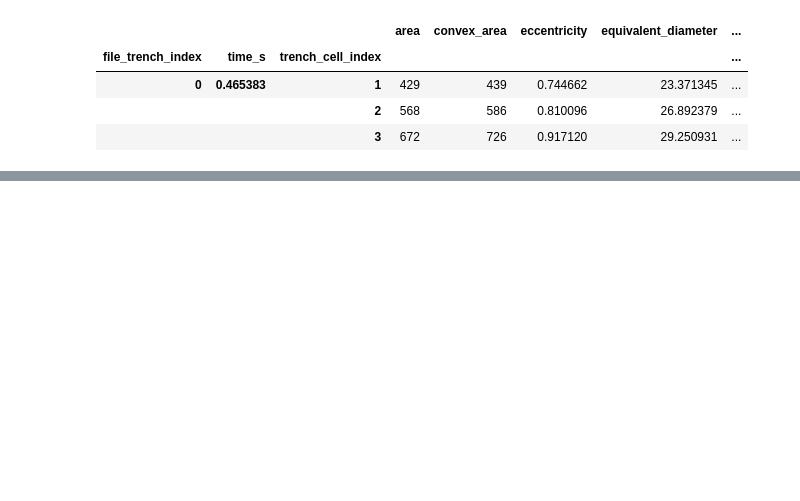
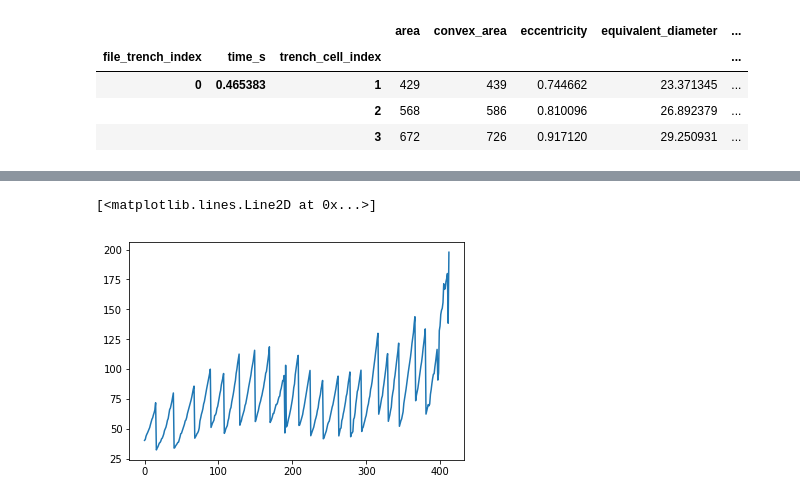
Before and after one commit to paulssonlab/TrenchRipper, a Jupyter notebook: phase_seg_test.ipynb, the cells around one changed output, grey strips where cells are left out. Cells and saved outputs as stored; diff of their text form; code cells hidden in the pictures; blank space fills up the shorter version.

```diff
--- a/phase_seg_test.ipynb
+++ b/phase_seg_test.ipynb
@@ -310,0 +304,9 @@ for i, ax in enumerate(axes):
+# %%
+mother_cell = test_df.loc[trench_idx,:,1]
+# %%
+major_axis_length = np.array(mother_cell["major_axis_length"])
+# %%
+plt.plot(major_axis_length)
+# %% [output]
+[<matplotlib.lines.Line2D at 0x...>]
+[figure, added]
```
Also changed, not shown: parts of 29 cells of this notebook, 3 other files.
